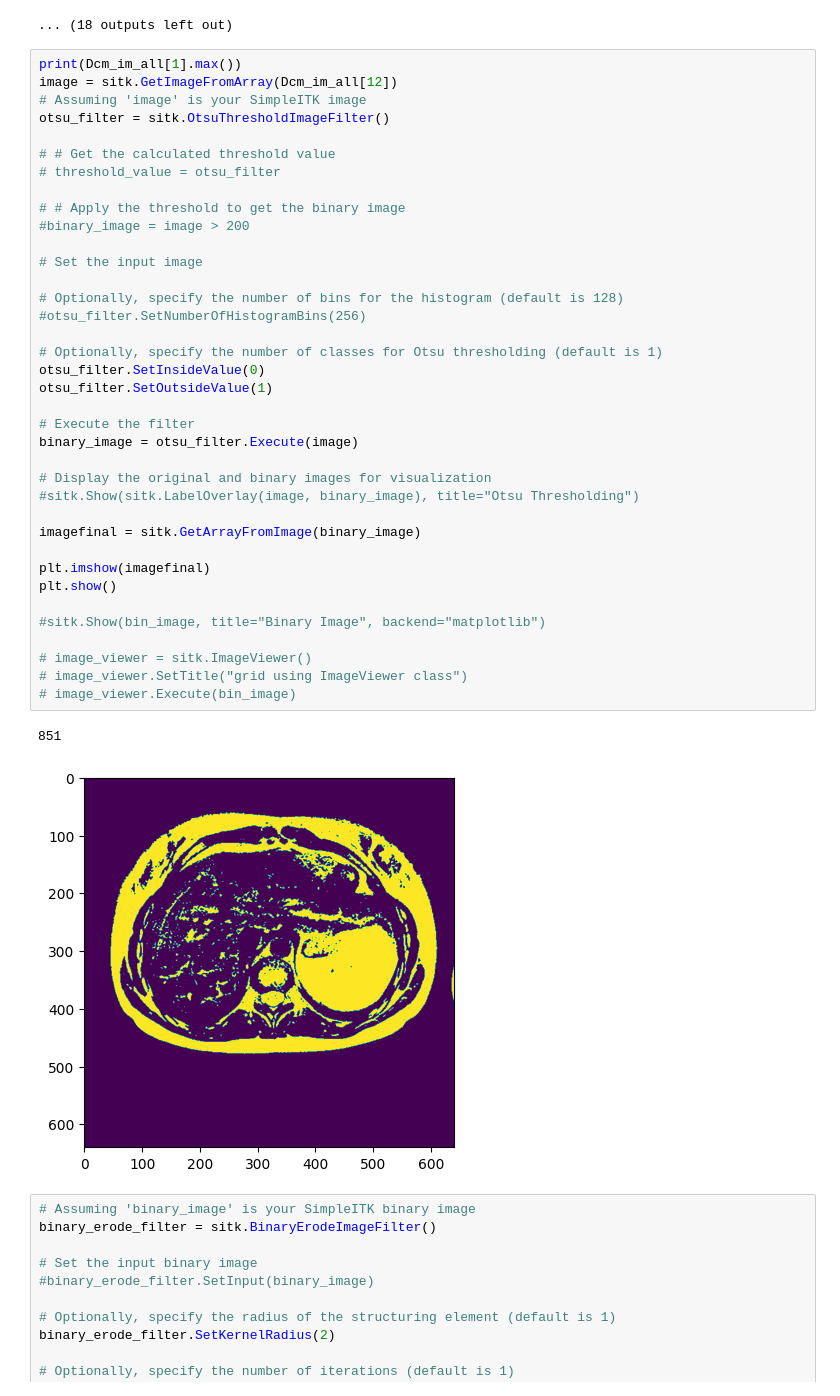
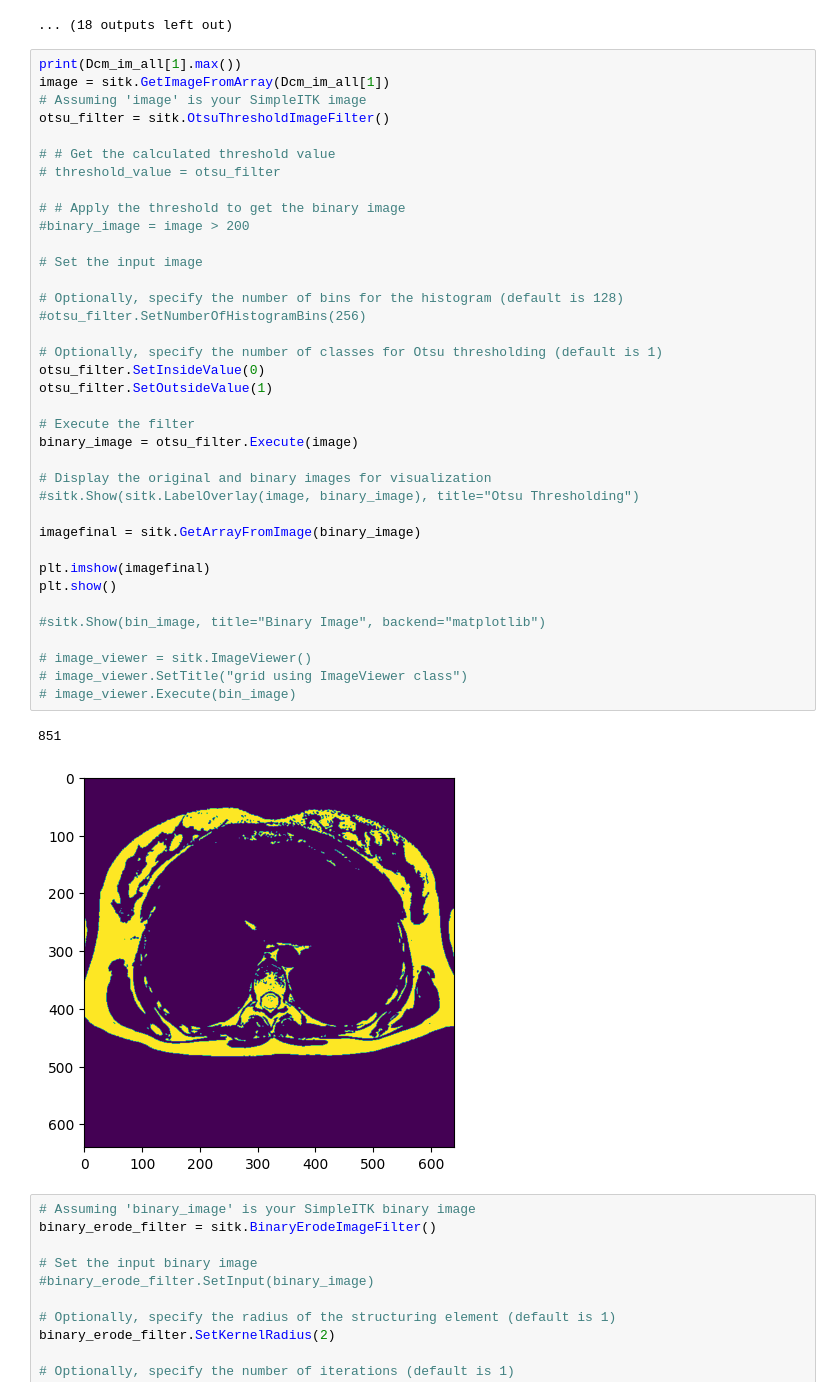
Before and after one commit to DannyStruijk/TeamChallenge, a Jupyter notebook: Prueba43.ipynb, the cells around one changed output. Saved outputs shown, nothing was run; the diff lists cells and outputs as text.

```diff
--- a/Prueba43.ipynb
+++ b/Prueba43.ipynb
@@ -45,7 +45,7 @@ Name: 1.3.46.670589.11.20322.5.0.9332.2022032216323338013-1201-14-1coddjr.dcm
 ... (18 outputs left out)
 # %%
 print(Dcm_im_all[1].max())
-image = sitk.GetImageFromArray(Dcm_im_all[12])
+image = sitk.GetImageFromArray(Dcm_im_all[1])
 # Assuming 'image' is your SimpleITK image
 otsu_filter = sitk.OtsuThresholdImageFilter()
 
@@ -55,34 +55,34 @@ otsu_filter = sitk.OtsuThresholdImageFilter()
 # # Apply the threshold to get the binary image
 #binary_image = image > 200
 
 # Set the input image
 
 # Optionally, specify the number of bins for the histogram (default is 128)
 #otsu_filter.SetNumberOfHistogramBins(256)
 
 # Optionally, specify the number of classes for Otsu thresholding (default is 1)
 otsu_filter.SetInsideValue(0)
 otsu_filter.SetOutsideValue(1)
 
 # Execute the filter
 binary_image = otsu_filter.Execute(image)
 
 # Display the original and binary images for visualization
 #sitk.Show(sitk.LabelOverlay(image, binary_image), title="Otsu Thresholding")
 
 imagefinal = sitk.GetArrayFromImage(binary_image)
 
 plt.imshow(imagefinal)
 plt.show()
 
 #sitk.Show(bin_image, title="Binary Image", backend="matplotlib")
 
 # image_viewer = sitk.ImageViewer()
 # image_viewer.SetTitle("grid using ImageViewer class")
 # image_viewer.Execute(bin_image)
 # %% [output]
 851
-[figure, old version]
+[figure, new version]
 # %%
 # Assuming 'binary_image' is your SimpleITK binary image
 binary_erode_filter = sitk.BinaryErodeImageFilter()
```
Also changed, not shown: parts of 6 cells of this notebook.
